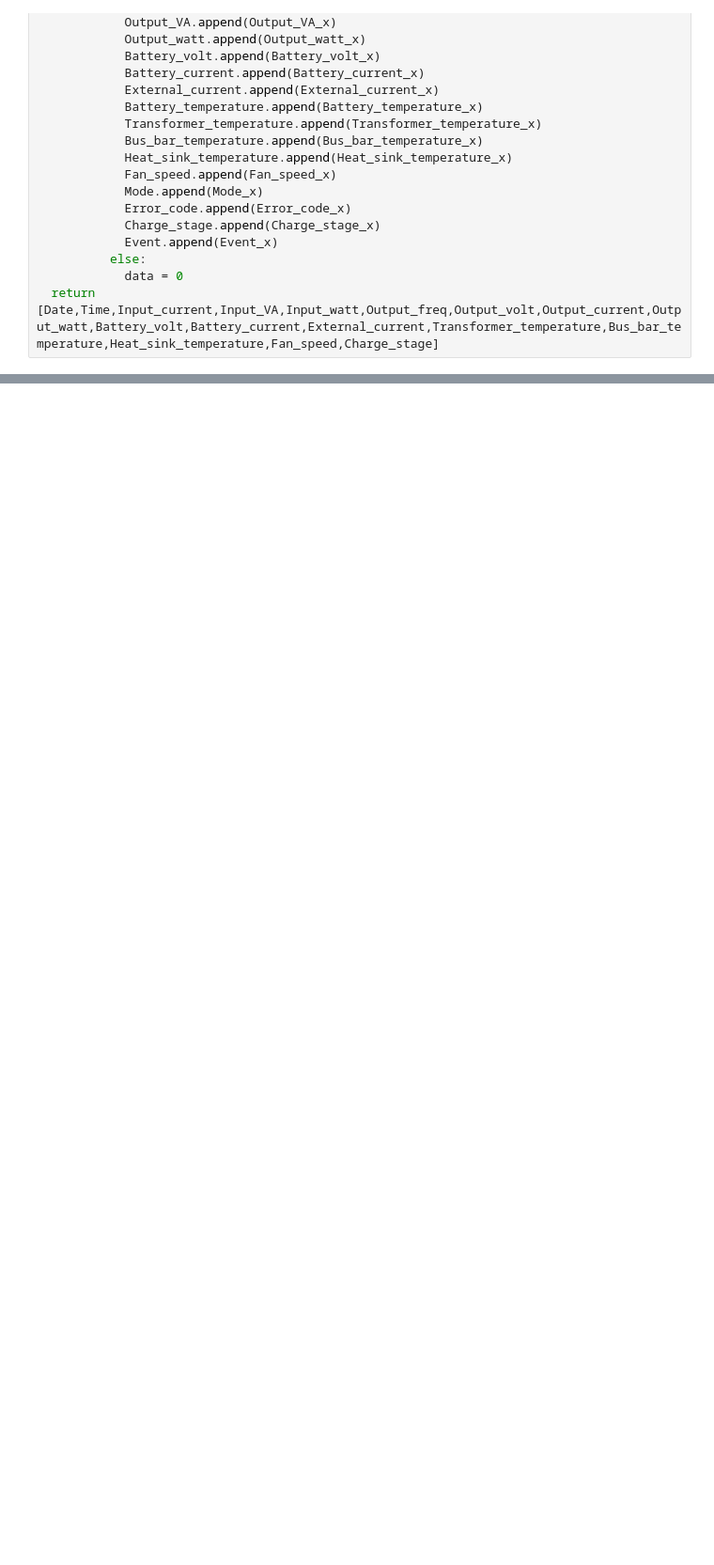
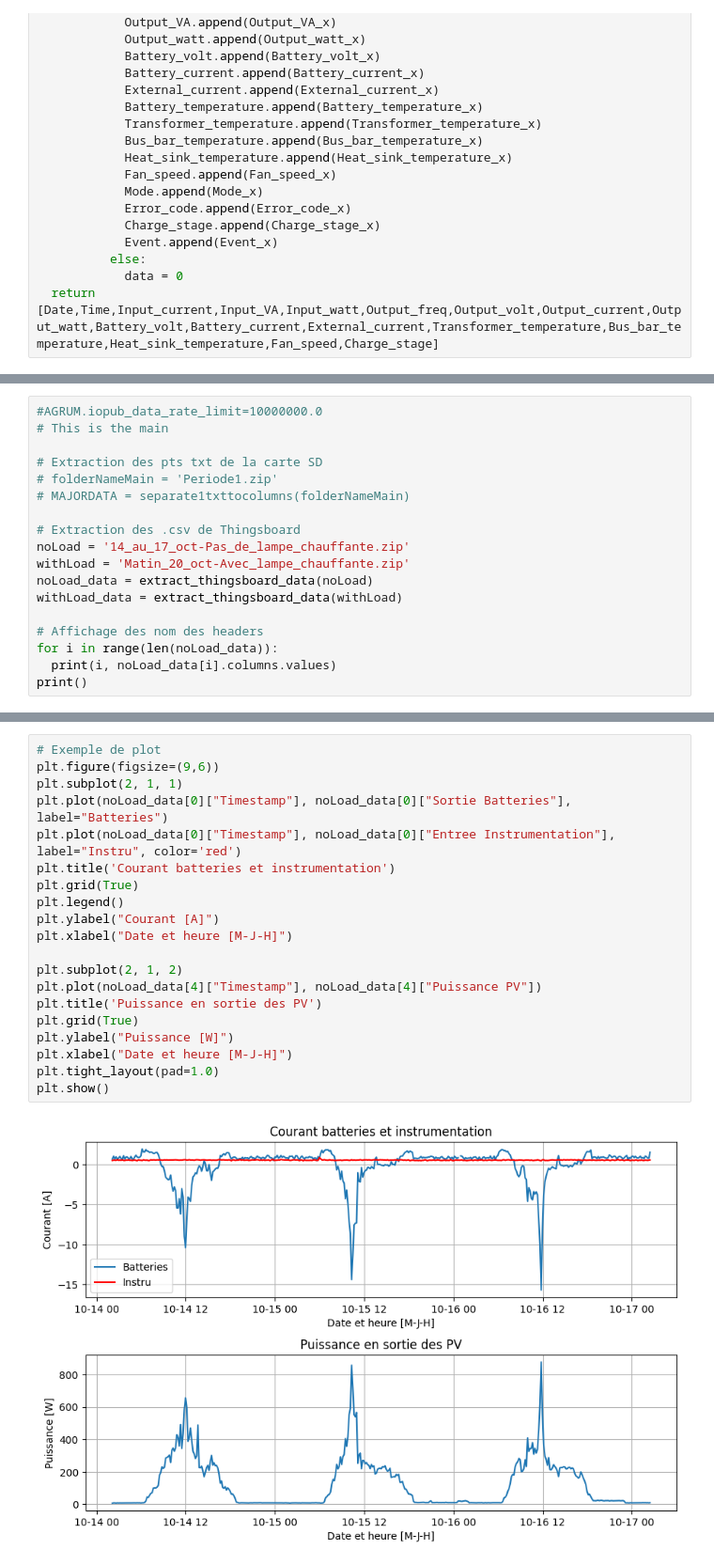
Before and after one commit to EloB-A/analyse, a Jupyter notebook: AGRUM.ipynb, the cells around one changed output, grey strips where cells are left out. Shown at 94% size. Saved outputs shown, nothing was run; the diff lists cells and outputs as text; blank space fills up the shorter version.

Commit message:
Ajout code thingsboard et example plot

```diff
--- a/AGRUM.ipynb
+++ b/AGRUM.ipynb
@@ -116,0 +142,18 @@ MAJORDATA = separate1txttocolumns(folderNameMain)
+# %%
+#AGRUM.iopub_data_rate_limit=10000000.0
+# This is the main
+
+# Extraction des pts txt de la carte SD
+# folderNameMain = 'Periode1.zip'
+# MAJORDATA = separate1txttocolumns(folderNameMain)
+
+# Extraction des .csv de Thingsboard
+noLoad = '14_au_17_oct-Pas_de_lampe_chauffante.zip'
+withLoad = 'Matin_20_oct-Avec_lampe_chauffante.zip'
+noLoad_data = extract_thingsboard_data(noLoad)
+withLoad_data = extract_thingsboard_data(withLoad)
+
+# Affichage des nom des headers
+for i in range(len(noLoad_data)):
+  print(i, noLoad_data[i].columns.values)
+print()
@@ -116,0 +169,22 @@ MAJORDATA = separate1txttocolumns(folderNameMain)
+# %%
+# Exemple de plot
+plt.figure(figsize=(9,6))
+plt.subplot(2, 1, 1)
+plt.plot(noLoad_data[0]["Timestamp"], noLoad_data[0]["Sortie Batteries"], label="Batteries")
+plt.plot(noLoad_data[0]["Timestamp"], noLoad_data[0]["Entree Instrumentation"], label="Instru", color='red')
+plt.title('Courant batteries et instrumentation')
+plt.grid(True)
+plt.legend()
+plt.ylabel("Courant [A]")
+plt.xlabel("Date et heure [M-J-H]")
+
+plt.subplot(2, 1, 2)
+plt.plot(noLoad_data[4]["Timestamp"], noLoad_data[4]["Puissance PV"])
+plt.title('Puissance en sortie des PV')
+plt.grid(True)
+plt.ylabel("Puissance [W]")
+plt.xlabel("Date et heure [M-J-H]")
+plt.tight_layout(pad=1.0)
+plt.show()
+# %% [output]
+[figure, added]
```
Also changed, not shown: parts of 9 cells of this notebook, 4 other files.
